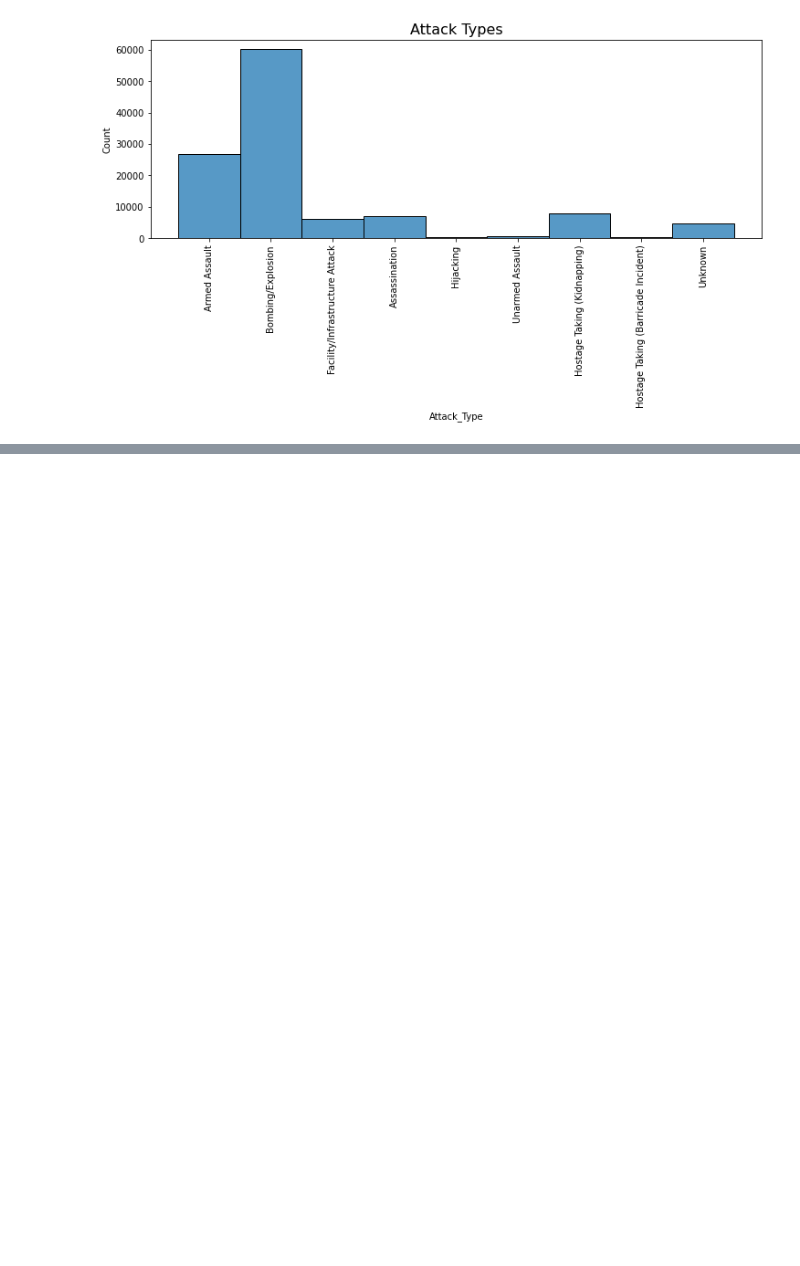
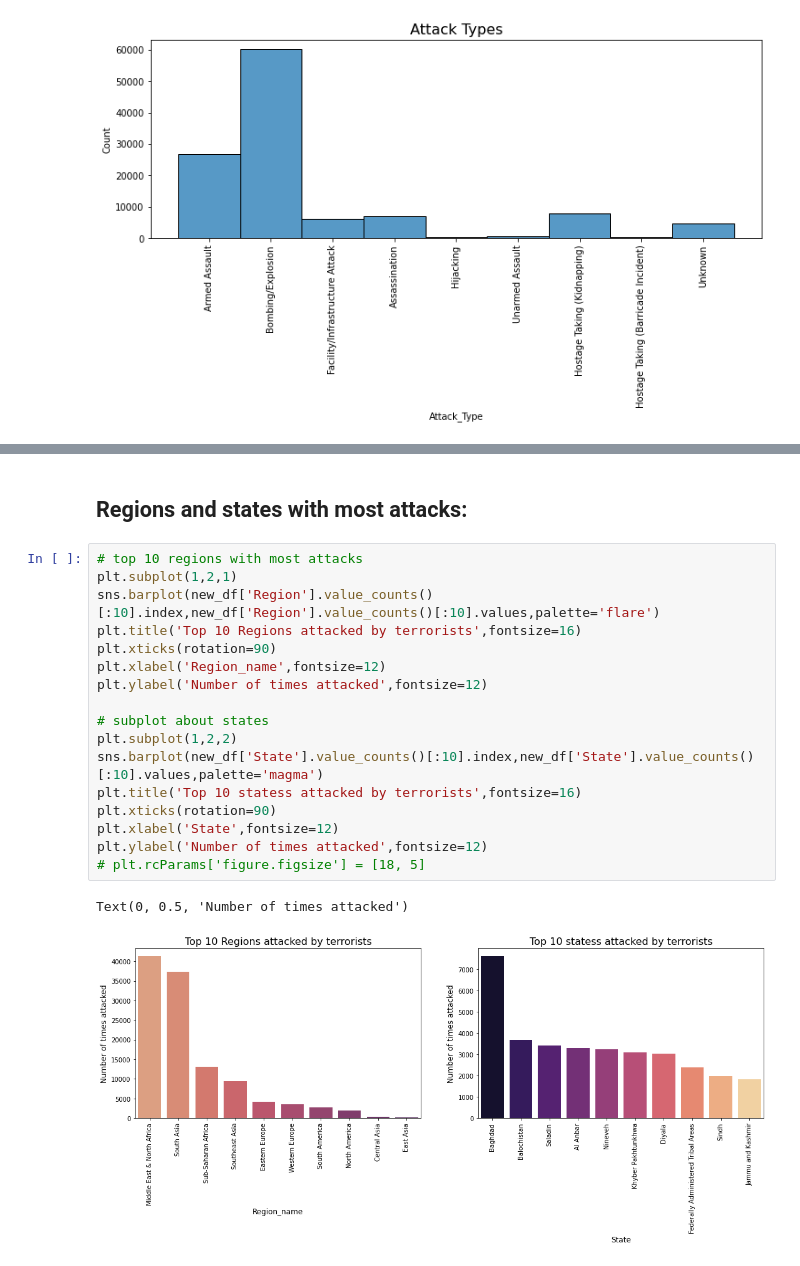
Before and after one commit to Kondasagar/Global-Terrorism-Analysis, a Jupyter notebook: Global_Terrorism_Analysis_Capstone_Project.ipynb, the cells around one changed output, grey strips where cells are left out. Drawn from its saved outputs; the diff is of its cells as text; blank space fills up the shorter version.

```diff
--- a/Global_Terrorism_Analysis_Capstone_Project.ipynb
+++ b/Global_Terrorism_Analysis_Capstone_Project.ipynb
@@ -393,0 +468,22 @@ Text(0.5, 1.0, 'Attack Types')
+# %% [markdown]
+## Regions and states with most attacks:
+# %%
+# top 10 regions with most attacks
+plt.subplot(1,2,1)
+sns.barplot(new_df['Region'].value_counts()[:10].index,new_df['Region'].value_counts()[:10].values,palette='flare')
+plt.title('Top 10 Regions attacked by terrorists',fontsize=16)
+plt.xticks(rotation=90)
+plt.xlabel('Region_name',fontsize=12)
+plt.ylabel('Number of times attacked',fontsize=12)
+
+# subplot about states
+plt.subplot(1,2,2)
+sns.barplot(new_df['State'].value_counts()[:10].index,new_df['State'].value_counts()[:10].values,palette='magma')
+plt.title('Top 10 statess attacked by terrorists',fontsize=16)
+plt.xticks(rotation=90)
+plt.xlabel('State',fontsize=12)
+plt.ylabel('Number of times attacked',fontsize=12)
+# plt.rcParams['figure.figsize'] = [18, 5]
+# %% [output]
+Text(0, 0.5, 'Number of times attacked')
+[figure, added]
```
Also changed, not shown: parts of 18 cells of this notebook.
